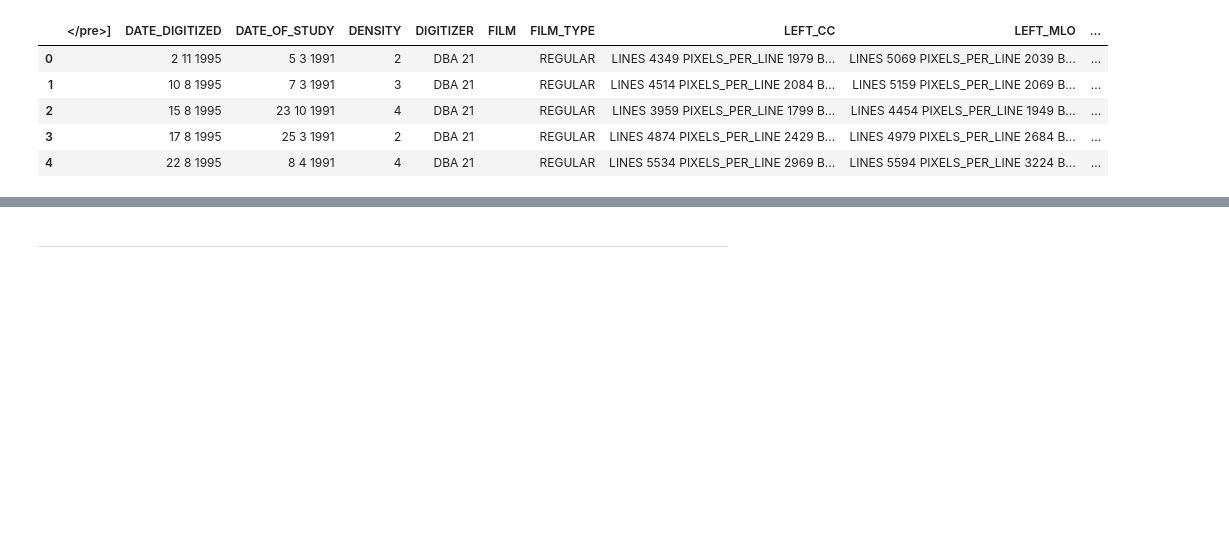
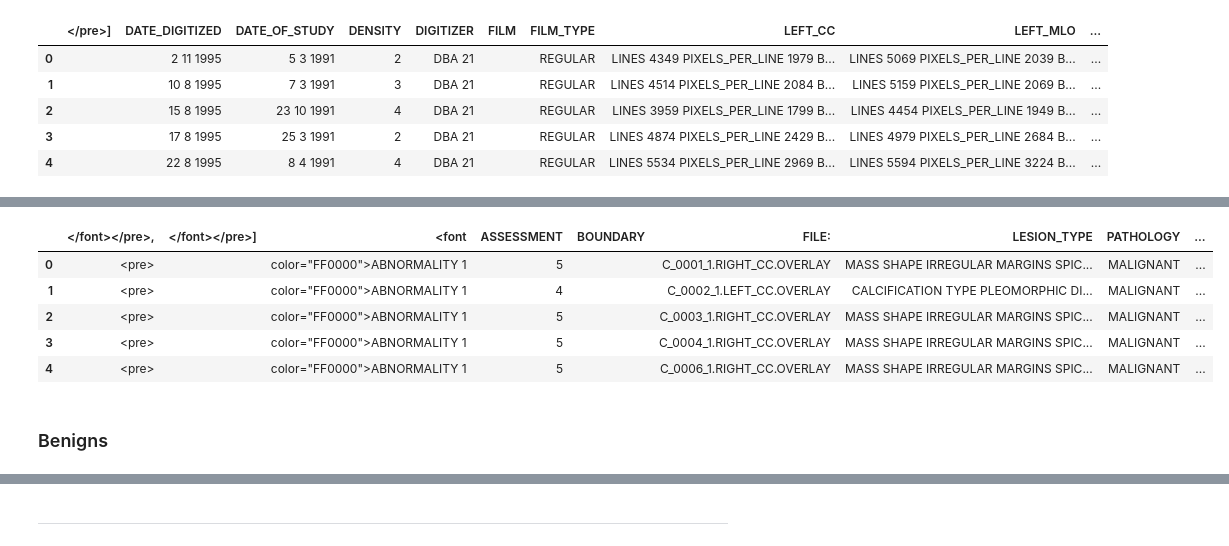
Before and after one commit to KMorozovska/DDSM_image_recognition, a Jupyter notebook: Scraping original DDSM.ipynb, the cells around one changed output, grey strips where cells are left out. Cells and saved outputs as stored; diff of their text form; code cells hidden in the pictures; blank space fills up the shorter version.

```diff
--- a/Scraping original DDSM.ipynb
+++ b/Scraping original DDSM.ipynb
@@ -267,0 +305,9 @@ cancers_df
+# %%
+cancers_abnormalities_df.head()
+# %% [output]
+|  | </font></pre>, | </font></pre>] | <font | ASSESSMENT | BOUNDARY | FILE: | LESION_TYPE | PATHOLOGY | ... |
+| 0 | <pre> |  | color="FF0000">ABNORMALITY 1 | 5 |  | C_0001_1.RIGHT_CC.OVERLAY | MASS SHAPE IRREGULAR MARGINS SPIC... | MALIGNANT | ... |
+| 1 | <pre> |  | color="FF0000">ABNORMALITY 1 | 4 |  | C_0002_1.LEFT_CC.OVERLAY | CALCIFICATION TYPE PLEOMORPHIC DI... | MALIGNANT | ... |
+| 2 | <pre> |  | color="FF0000">ABNORMALITY 1 | 5 |  | C_0003_1.RIGHT_CC.OVERLAY | MASS SHAPE IRREGULAR MARGINS SPIC... | MALIGNANT | ... |
+| 3 | <pre> |  | color="FF0000">ABNORMALITY 1 | 5 |  | C_0004_1.RIGHT_CC.OVERLAY | MASS SHAPE IRREGULAR MARGINS SPIC... | MALIGNANT | ... |
+| 4 | <pre> |  | color="FF0000">ABNORMALITY 1 | 5 |  | C_0006_1.RIGHT_CC.OVERLAY | MASS SHAPE IRREGULAR MARGINS SPIC... | MALIGNANT | ... |
@@ -267,0 +320,2 @@ cancers_df
+# %% [markdown]
+### Benigns
```
Also changed, not shown: parts of 15 cells of this notebook, 6 other files.
